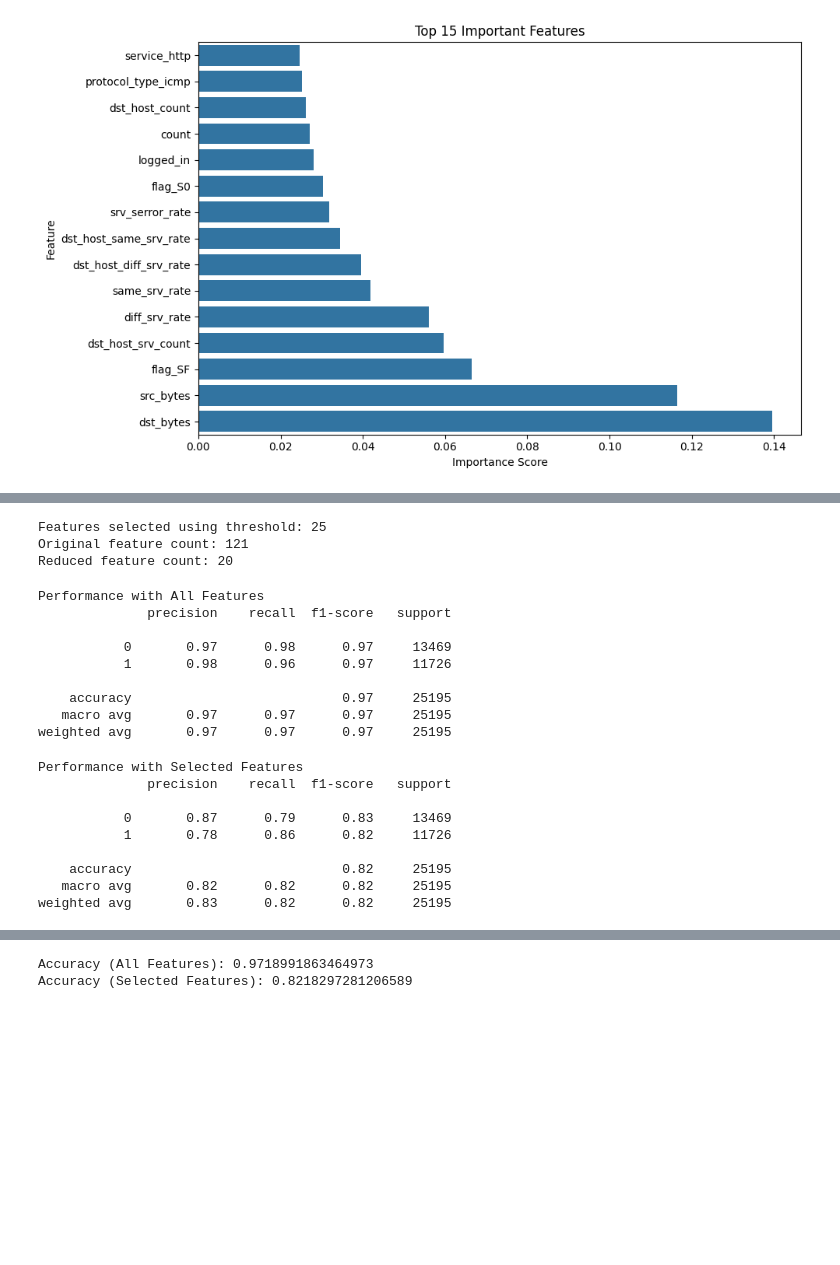
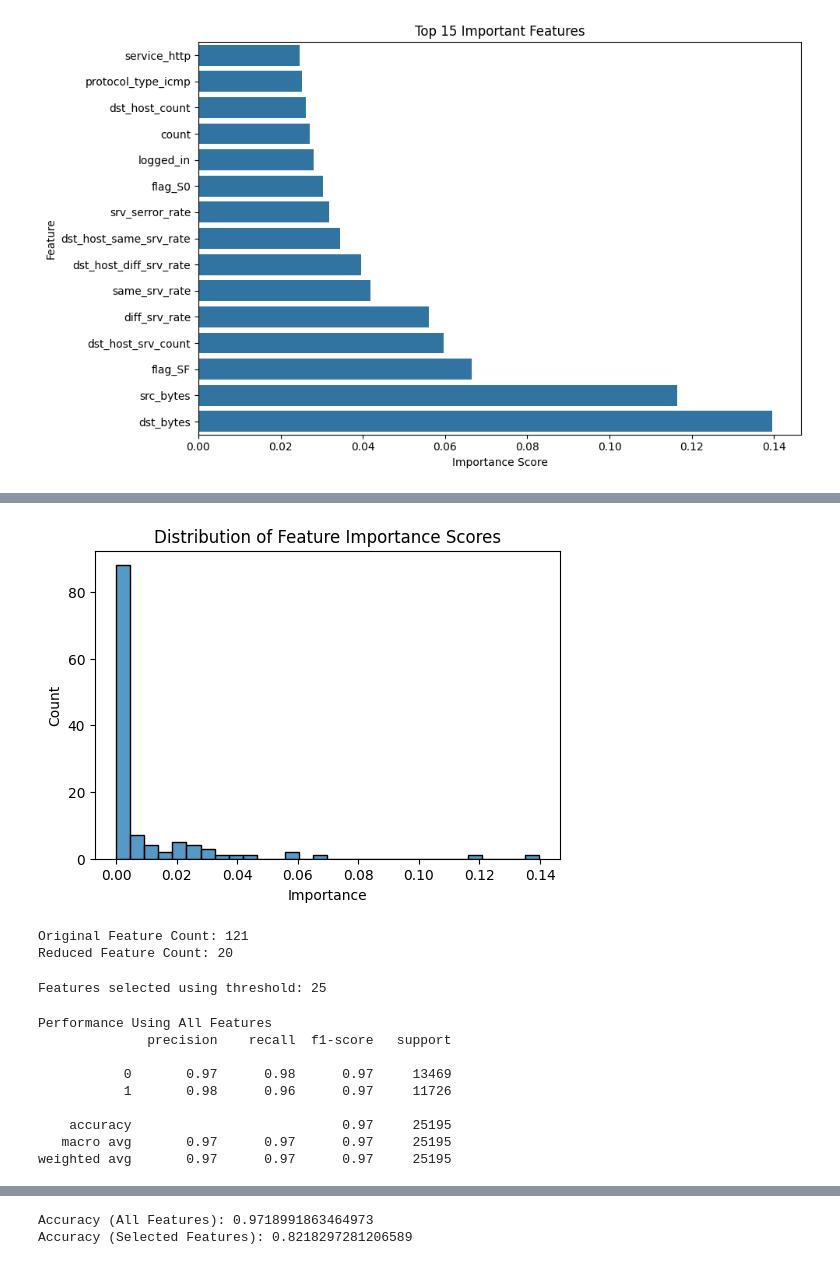
Before and after one commit to mailech/SentinelNet-AI-Powered-Network-Intrusion-Detection-System-, a Jupyter notebook: notebooks/03_feature_engineering_and_selection.ipynb, the cells around one changed output, grey strips where cells are left out. Saved outputs shown, nothing was run; the diff lists cells and outputs as text; code cells hidden in the pictures; blank space fills up the shorter version.

```diff
--- a/notebooks/03_feature_engineering_and_selection.ipynb
+++ b/notebooks/03_feature_engineering_and_selection.ipynb
@@ -118,4 +135 @@ Number of near-zero importance features: 80
-# %%
-importance_df['feature'] = importance_df['feature'].str.replace('num__', '', regex=False)
-importance_df['feature'] = importance_df['feature'].str.replace('cat__', '', regex=False)
 # %%
@@ -156,63 +174,57 @@ plt.show()
+# %%
+plt.figure(figsize=(6,4))
+sns.histplot(importance_df['importance'], bins=30)
+plt.title("Distribution of Feature Importance Scores")
+plt.xlabel("Importance")
+plt.ylabel("Count")
+plt.show()
+# %% [output]
+[figure, added]
 # %%
 top_n = 20
 
 selected_features = importance_df.head(top_n)['feature']
 
 mask = importance_df['feature'].isin(selected_features)
+
 selected_indices = np.where(mask)[0]
 
-threshold = 0.01
+X_train_topn = X_train_processed[:, selected_indices]
+X_test_topn = X_test_processed[:, selected_indices]
 
-selected_threshold = importance_df[
-    importance_df['importance'] > threshold
-]['feature']
-
-print("Features selected using threshold:", len(selected_threshold))
-
-
-X_train_selected = X_train_processed[:, selected_indices]
-X_test_selected = X_test_processed[:, selected_indices]
-
-print("Original feature count:", X_train_processed.shape[1])
-print("Reduced feature count:", X_train_selected.shape[1])
+print("Original Feature Count:", X_train_processed.shape[1])
+print("Reduced Feature Count:", X_train_topn.shape[1])
 # %% [output]
-Features selected using threshold: 25
-Original feature count: 121
-Reduced feature count: 20
+Original Feature Count: 121
+Reduced Feature Count: 20
 # %%
-model_full = LogisticRegression(max_iter=500)
-model_full.fit(X_train_processed, y_train)
 
-y_pred_full = model_full.predict(X_test_processed)
+threshold = 0.01
 
-print("Performance with All Features")
-print(classification_report(y_test, y_pred_full))
+selected_threshold = importance_df[
+    importance_df['importance'] > threshold
+]['feature']
+
+print("Features selected using threshold:", len(selected_threshold))
 # %% [output]
-Performance with All Features
-              precision    recall  f1-score   support
-
-           0       0.97      0.98      0.97     13469
-           1       0.98      0.96      0.97     11726
-
-    accuracy                           0.97     25195
-   macro avg       0.97      0.97      0.97     25195
-weighted avg       0.97      0.97      0.97     25195
+Features selected using threshold: 25
 # %%
-model_selected = LogisticRegression(max_iter=500)
-model_selected.fit(X_train_selected, y_train)
+model_full = LogisticRegression(max_iter=500)
 
-y_pred_selected = model_selected.predict(X_test_selected)
+model_full.fit(X_train_processed, y_train)
 
-print("Performance with Selected Features")
-print(classification_report(y_test, y_pred_selected))
+y_pred_full = model_full.predict(X_test_processed)
+
+print("Performance Using All Features")
+print(classification_report(y_test, y_pred_full))
 # %% [output]
-Performance with Selected Features
+Performance Using All Features
               precision    recall  f1-score   support
 
-           0       0.87      0.79      0.83     13469
-           1       0.78      0.86      0.82     11726
+           0       0.97      0.98      0.97     13469
+           1       0.98      0.96      0.97     11726
 
-    accuracy                           0.82     25195
-   macro avg       0.82      0.82      0.82     25195
-weighted avg       0.83      0.82      0.82     25195
+    accuracy                           0.97     25195
+   macro avg       0.97      0.97      0.97     25195
+weighted avg       0.97      0.97      0.97     25195
 # %%
```
Also changed, not shown: parts of 19 cells of this notebook.
